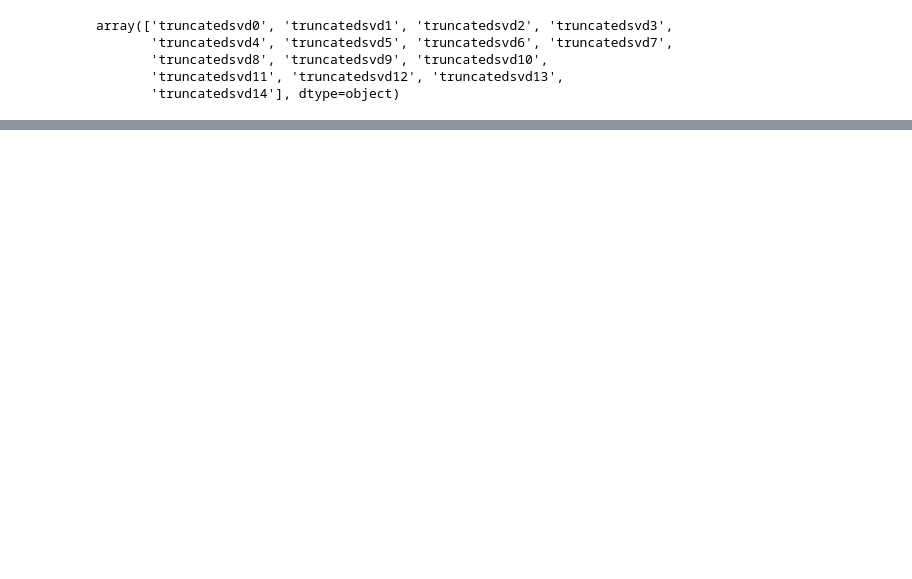
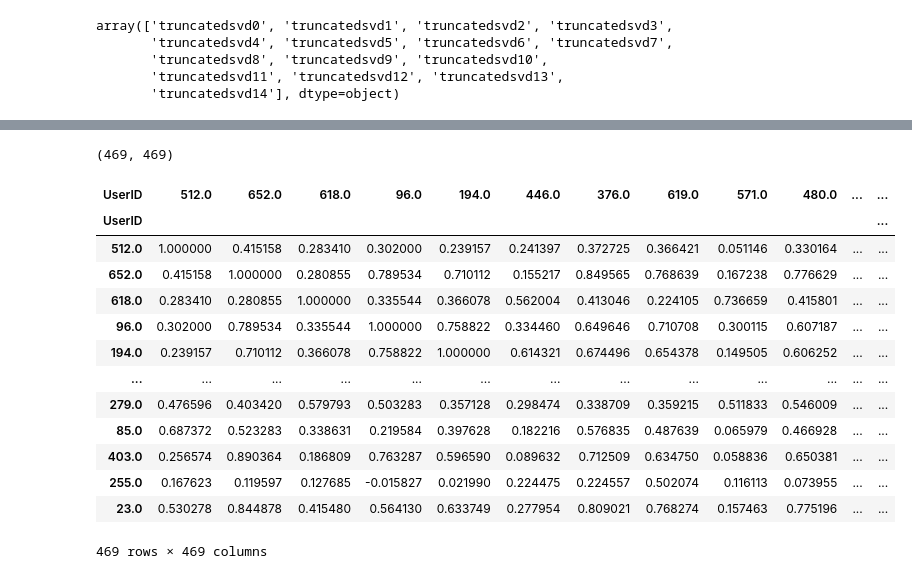
Before and after one commit to Shubhi-Varshney/data_bpm, a Jupyter notebook: notebooks/yulia_metadata_processing.ipynb, the cells around one changed output, grey strips where cells are left out. Saved outputs shown, nothing was run; the diff lists cells and outputs as text; code cells hidden in the pictures; blank space fills up the shorter version.

Commit message:
Implemented cosine similarity

```diff
--- a/notebooks/yulia_metadata_processing.ipynb
+++ b/notebooks/yulia_metadata_processing.ipynb
@@ -281,2 +294,2 @@ array([[ 3.51720275,  0.39472738, -0.30919282, ..., -1.60641127,
 # %%
-pd.DataFrame(latent_df)
+latent_df = pd.DataFrame(latent_df, index = data.index)
@@ -296,0 +403,4 @@ pd.DataFrame(latent_df)
+# %%
+# Compute the cosine similarity of every user with each others in the list (pairwsie similarities betweeen all)
+sim_users = cosine_similarity(latent_df, latent_df)
+sim_users
@@ -296,0 +421,22 @@ pd.DataFrame(latent_df)
+# %%
+sim_users.shape
+# %% [output]
+(469, 469)
+# %%
+recommended_users = pd.DataFrame(sim_users, index = data.index, columns = data.index)
+recommended_users
+# %% [output]
+| UserID | 512.0 | 652.0 | 618.0 | 96.0 | 194.0 | 446.0 | 376.0 | 619.0 | 571.0 | 480.0 | ... | ... |
+| UserID |  |  |  |  |  |  |  |  |  |  |  | ... |
+| 512.0 | 1.000000 | 0.415158 | 0.283410 | 0.302000 | 0.239157 | 0.241397 | 0.372725 | 0.366421 | 0.051146 | 0.330164 | ... | ... |
+| 652.0 | 0.415158 | 1.000000 | 0.280855 | 0.789534 | 0.710112 | 0.155217 | 0.849565 | 0.768639 | 0.167238 | 0.776629 | ... | ... |
+| 618.0 | 0.283410 | 0.280855 | 1.000000 | 0.335544 | 0.366078 | 0.562004 | 0.413046 | 0.224105 | 0.736659 | 0.415801 | ... | ... |
+| 96.0 | 0.302000 | 0.789534 | 0.335544 | 1.000000 | 0.758822 | 0.334460 | 0.649646 | 0.710708 | 0.300115 | 0.607187 | ... | ... |
+| 194.0 | 0.239157 | 0.710112 | 0.366078 | 0.758822 | 1.000000 | 0.614321 | 0.674496 | 0.654378 | 0.149505 | 0.606252 | ... | ... |
+| ... | ... | ... | ... | ... | ... | ... | ... | ... | ... | ... | ... | ... |
+| 279.0 | 0.476596 | 0.403420 | 0.579793 | 0.503283 | 0.357128 | 0.298474 | 0.338709 | 0.359215 | 0.511833 | 0.546009 | ... | ... |
+| 85.0 | 0.687372 | 0.523283 | 0.338631 | 0.219584 | 0.397628 | 0.182216 | 0.576835 | 0.487639 | 0.065979 | 0.466928 | ... | ... |
+| 403.0 | 0.256574 | 0.890364 | 0.186809 | 0.763287 | 0.596590 | 0.089632 | 0.712509 | 0.634750 | 0.058836 | 0.650381 | ... | ... |
+| 255.0 | 0.167623 | 0.119597 | 0.127685 | -0.015827 | 0.021990 | 0.224475 | 0.224557 | 0.502074 | 0.116113 | 0.073955 | ... | ... |
+| 23.0 | 0.530278 | 0.844878 | 0.415480 | 0.564130 | 0.633749 | 0.277954 | 0.809021 | 0.768274 | 0.157463 | 0.775196 | ... | ... |
+469 rows × 469 columns
```
Also changed, not shown: parts of 41 cells of this notebook, 5 other files.
